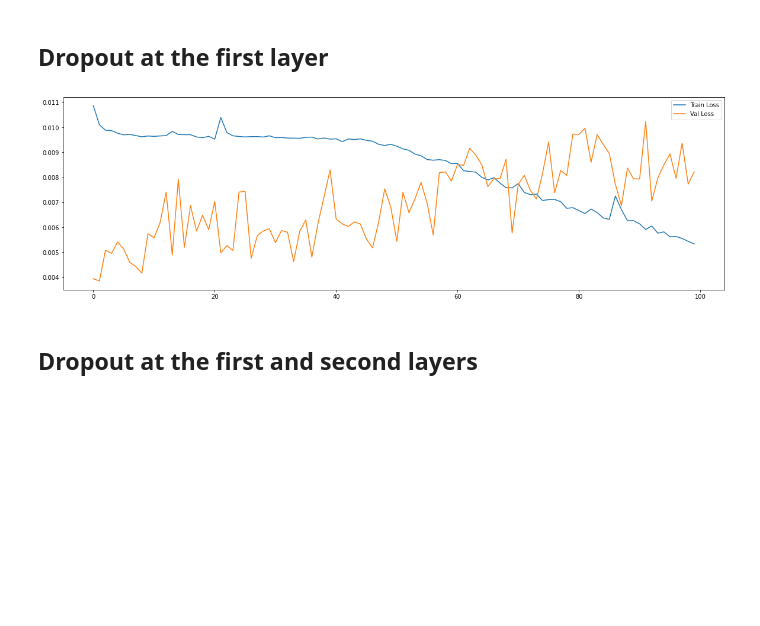
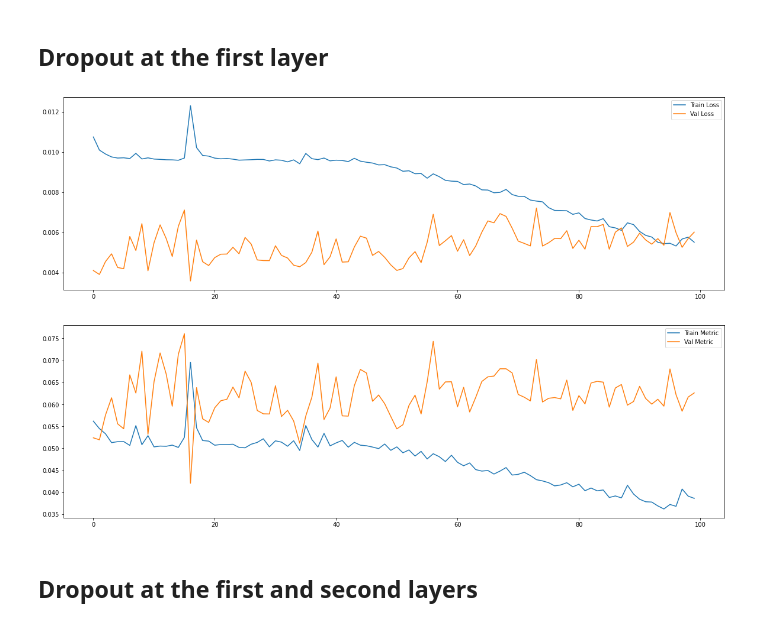
Before and after one commit to rtegao/M5Forecasting, a Jupyter notebook: Forecasting.ipynb, the cells around one changed output. Saved outputs shown, nothing was run; the diff lists cells and outputs as text; code cells hidden in the pictures; blank space fills up the shorter version.

```diff
--- a/Forecasting.ipynb
+++ b/Forecasting.ipynb
@@ -270,25 +282,31 @@ plt.show()
 # %%
 # The LSTM architecture
 regressor = Sequential()
 regressor.add(LSTM(units=50, return_sequences=True, input_shape=(time_steps, n_features))) # return_sequences=True next layer is LSTM
 regressor.add(Dropout(0.25))
 regressor.add(LSTM(units=50))
 regressor.add(Dense(units=28))
 
 #Compiling the LSTM
 adam = optimizers.Adam(lr = 0.01, beta_1 = 0.9, beta_2 = 0.999, decay = 0.0)
 regressor.compile(optimizer = adam, loss = 'mse', metrics=['mae'])
 
 #Fitting to traning set
 history = regressor.fit(x_train, y_train, validation_data=(x_val,y_val), epochs = 100, batch_size=32, verbose = 0)
 
 plt.figure(figsize=(20,6))
 plt.plot(history.history['loss'])
 plt.plot(history.history['val_loss'])
 plt.legend(['Train Loss', 'Val Loss'])
+
+plt.figure(figsize=(20,6))
+plt.plot(history.history['mae'])
+plt.plot(history.history['val_mae'])
+plt.legend(['Train Metric', 'Val Metric'])
 plt.show()
 # %% [output]
-[figure, old version]
+[figure, new version]
+[figure, added]
 # %% [markdown]
 ## Dropout at the first and second layers
 # %%
```
Also changed, not shown: parts of 12 cells of this notebook.
